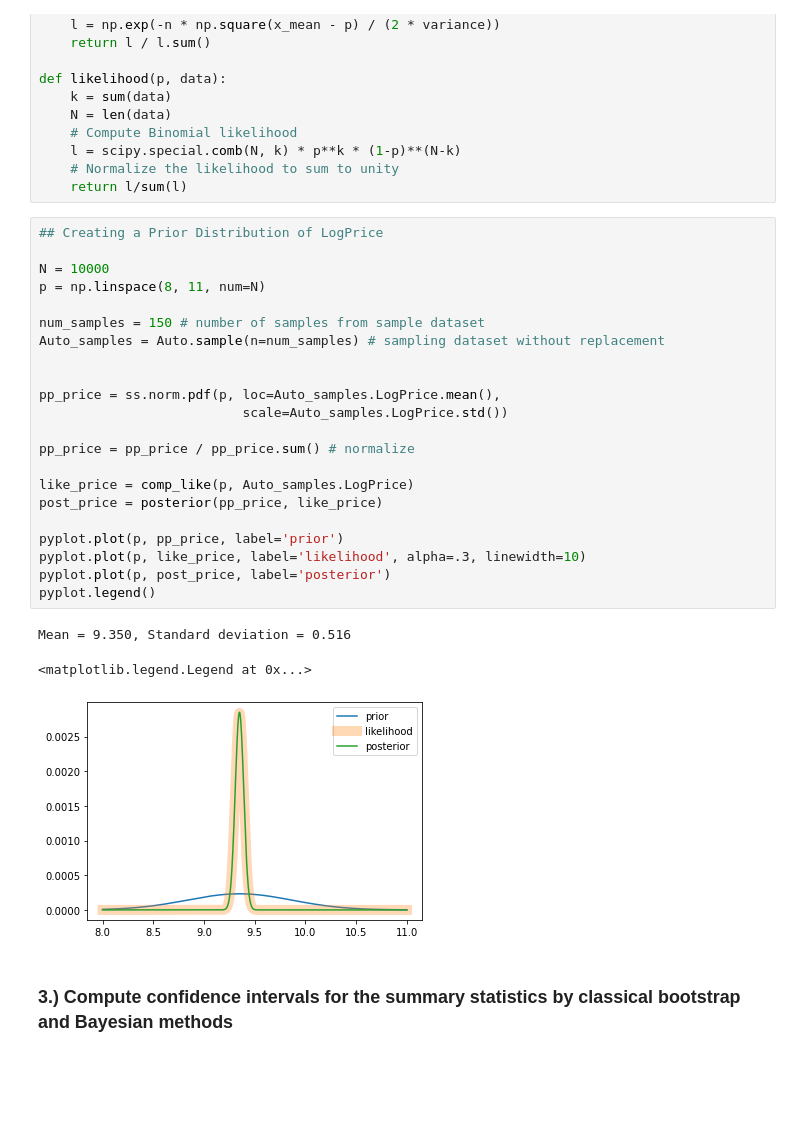
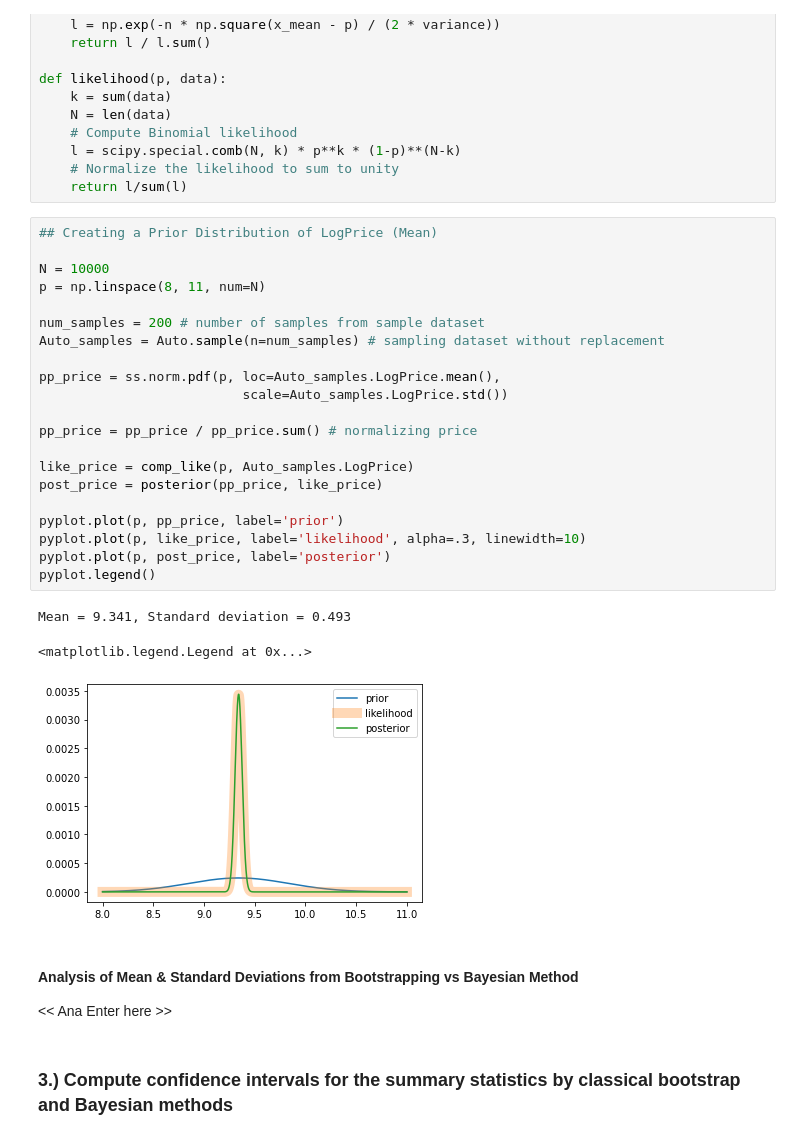
Before and after one commit to anajaved/UW_Data_Science_Cert, a Jupyter notebook: AnaJaved-M02-HypothesisSim.ipynb, the cells around one changed output. Cells and saved outputs as stored; diff of their text form; blank space fills up the shorter version.

```diff
--- a/AnaJaved-M02-HypothesisSim.ipynb
+++ b/AnaJaved-M02-HypothesisSim.ipynb
@@ -299,30 +279,33 @@ def likelihood(p, data):
     # Normalize the likelihood to sum to unity
     return l/sum(l)
 # %%
-## Creating a Prior Distribution of LogPrice
+## Creating a Prior Distribution of LogPrice (Mean)
 
 N = 10000
 p = np.linspace(8, 11, num=N)
 
-num_samples = 150 # number of samples from sample dataset
+num_samples = 200 # number of samples from sample dataset
 Auto_samples = Auto.sample(n=num_samples) # sampling dataset without replacement
-
 
 pp_price = ss.norm.pdf(p, loc=Auto_samples.LogPrice.mean(),
                           scale=Auto_samples.LogPrice.std())
 
-pp_price = pp_price / pp_price.sum() # normalize
+pp_price = pp_price / pp_price.sum() # normalizing price
 
 like_price = comp_like(p, Auto_samples.LogPrice)
 post_price = posterior(pp_price, like_price)
 
 pyplot.plot(p, pp_price, label='prior')
 pyplot.plot(p, like_price, label='likelihood', alpha=.3, linewidth=10)
 pyplot.plot(p, post_price, label='posterior')
 pyplot.legend()
 # %% [output]
-Mean = 9.350, Standard deviation = 0.516
+Mean = 9.341, Standard deviation = 0.493
 <matplotlib.legend.Legend at 0x...>
-[figure, old version]
+[figure, new version]
+# %% [markdown]
+#### Analysis of Mean & Standard Deviations from Bootstrapping vs Bayesian Method
+
+<< Ana Enter here >>
 # %% [markdown]
 ### 3.) Compute confidence intervals for the summary statistics by classical bootstrap and Bayesian methods
```
Also changed, not shown: parts of 17 cells of this notebook.
